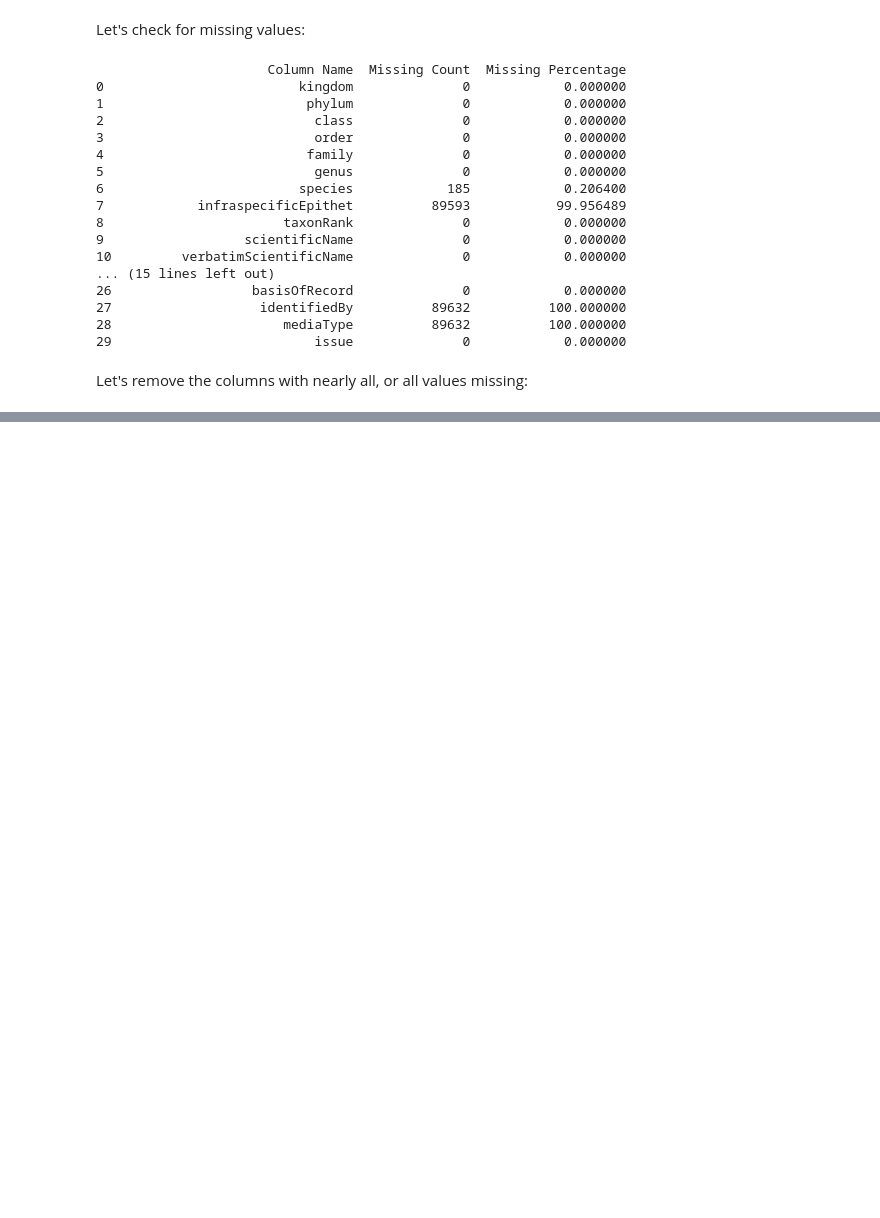
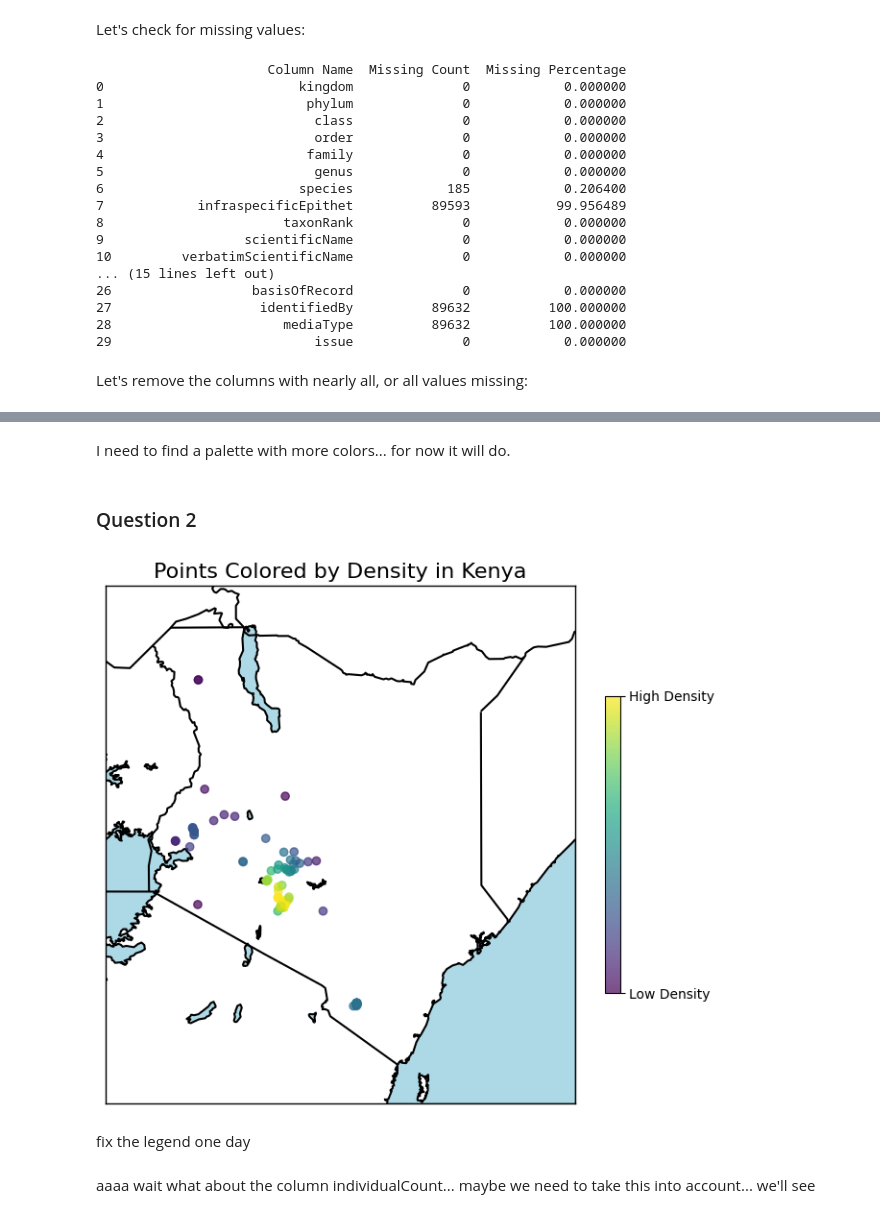
Before and after one commit to mina-naseh/geospatial-data-analysis, a Jupyter notebook: Aleksandra.ipynb, the cells around one changed output, grey strips where cells are left out. Cells and saved outputs as stored; diff of their text form; code cells hidden in the pictures; blank space fills up the shorter version.

```diff
--- a/Aleksandra.ipynb
+++ b/Aleksandra.ipynb
@@ -94,0 +218,67 @@ df3.head()
+# %% [markdown]
+I need to find a palette with more colors... for now it will do.
+# %% [markdown]
+### Question 2
+# %%
+plt.figure(figsize=(10, 7))
+m = Basemap(projection='merc',
+            llcrnrlat=-5.5, urcrnrlat=5.5,  # Latitude limits
+            llcrnrlon=33, urcrnrlon=43,  # Longitude limits
+            resolution='i')
+
+m.drawmapboundary(fill_color='lightblue')  # Ocean color
+m.fillcontinents(color='white', lake_color='lightblue')  # Land color
+m.drawcountries(linewidth=1.5, color='black')  # Country boundaries
+m.drawcoastlines(linewidth=1.5, color='black')  # Coastline
+
+# Extract the latitude and longitude
+latitudes = df_subset['decimalLatitude'].values
+longitudes = df_subset['decimalLongitude'].values
+
+# Create a grid for the density estimation
+lon_grid = np.linspace(33, 43, 100)  # Longitude grid
+lat_grid = np.linspace(-5.5, 5.5, 100)  # Latitude grid
+lon_mesh, lat_mesh = np.meshgrid(lon_grid, lat_grid)
+
+# Flatten the grid to evaluate the density
+positions = np.vstack([lon_mesh.ravel(), lat_mesh.ravel()])
+values = np.vstack([longitudes, latitudes])
+
+# Create a Gaussian KDE
+kde = gaussian_kde(values)
+
+# Evaluate the density on the grid
+density = kde(positions).reshape(lon_mesh.shape)
+
+# Normalize the density for colormap
+density_normalized = (density - density.min()) / (density.max() - density.min())
+
+# Create a colormap for the density
+cmap = plt.get_cmap('viridis')
+
+# Calculate the density value for each point and map to colors
+point_density = kde(np.vstack([longitudes, latitudes]))
+colors = cmap((point_density - point_density.min()) / (point_density.max() - point_density.min()))
+
+# Plot the points with the corresponding colors
+x_points, y_points = m(longitudes, latitudes)
+scatter = m.scatter(x_points, y_points, marker='o', color=colors, zorder=5, alpha=0.7)
+
+# Add a color bar
+cbar = plt.colorbar(scatter, orientation='vertical', fraction=0.02, pad=0.04)
+
+# Set color bar ticks to show 0 and 1
+cbar.set_ticks([0, 1])
+cbar.set_ticklabels(['Low Density', 'High Density'])
+
+# Add title
+plt.title('Points Colored by Density in Kenya', fontsize=16)
+
+# Show the plot
+plt.show()
+# %% [output]
+[figure, added]
+# %% [markdown]
+fix the legend one day
+# %% [markdown]
+aaaa wait what about the column individualCount... maybe we need to take this into account... we'll see
```
Also changed, not shown: parts of 15 cells of this notebook, 2 other files.
